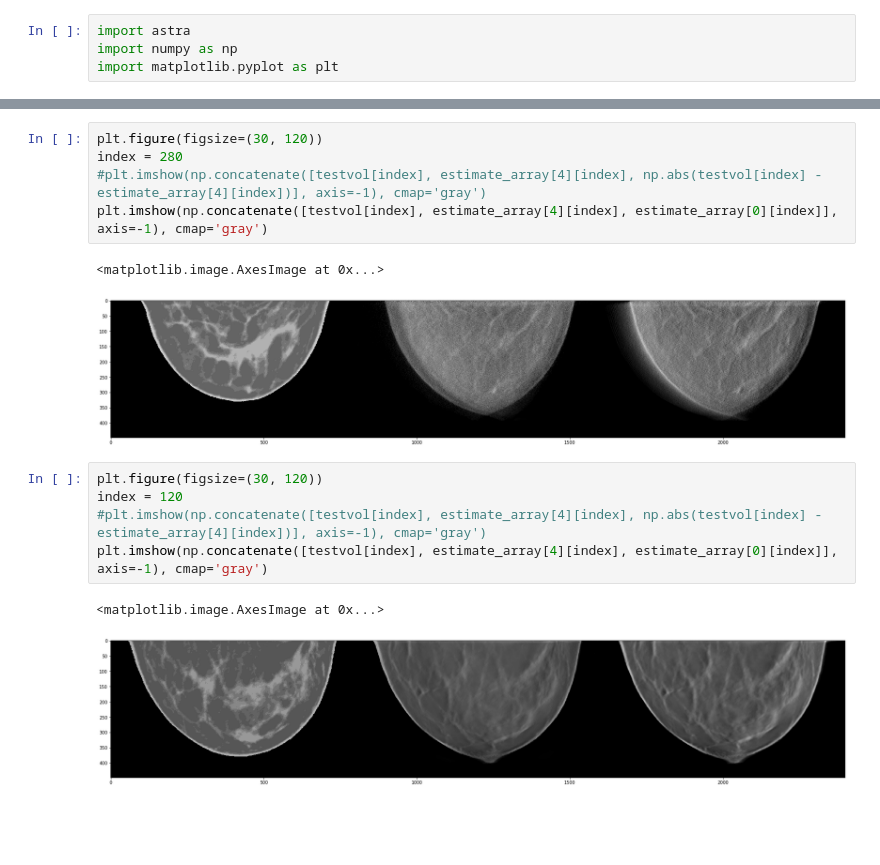
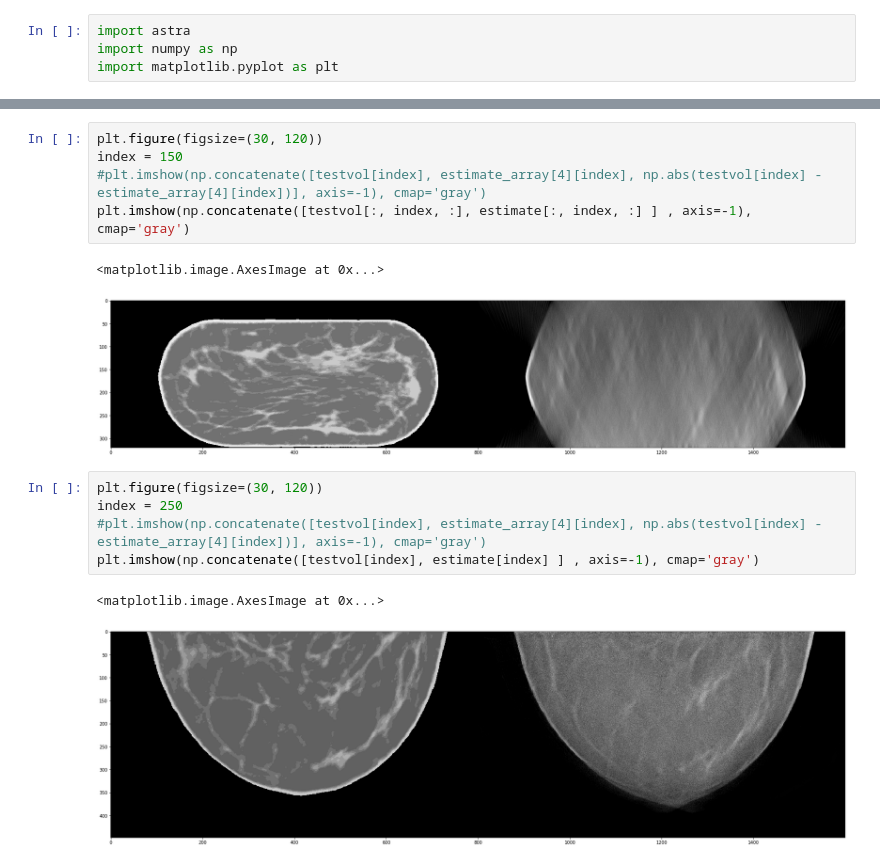
Before and after one commit to PranjalSahu/newrecon, a Jupyter notebook: astra-code.ipynb, the cells around one changed output, grey strips where cells are left out. Drawn from its saved outputs; the diff is of its cells as text; blank space fills up the shorter version.

```diff
--- a/astra-code.ipynb
+++ b/astra-code.ipynb
@@ -1911,16 +1970,16 @@ plt.plot(np.log(cost_arr))
 # %%
 plt.figure(figsize=(30, 120))
-index = 280
+index = 150
 #plt.imshow(np.concatenate([testvol[index], estimate_array[4][index], np.abs(testvol[index] - estimate_array[4][index])], axis=-1), cmap='gray')
-plt.imshow(np.concatenate([testvol[index], estimate_array[4][index], estimate_array[0][index]], axis=-1), cmap='gray')
+plt.imshow(np.concatenate([testvol[:, index, :], estimate[:, index, :] ] , axis=-1), cmap='gray')
 # %% [output]
 <matplotlib.image.AxesImage at 0x...>
-[figure, old version]
+[figure, new version]
 # %%
 plt.figure(figsize=(30, 120))
-index = 120
+index = 250
 #plt.imshow(np.concatenate([testvol[index], estimate_array[4][index], np.abs(testvol[index] - estimate_array[4][index])], axis=-1), cmap='gray')
-plt.imshow(np.concatenate([testvol[index], estimate_array[4][index], estimate_array[0][index]], axis=-1), cmap='gray')
+plt.imshow(np.concatenate([testvol[index], estimate[index] ] , axis=-1), cmap='gray')
 # %% [output]
 <matplotlib.image.AxesImage at 0x...>
-[figure, old version]
+[figure, new version]
```
Also changed, not shown: parts of 19 cells of this notebook.
